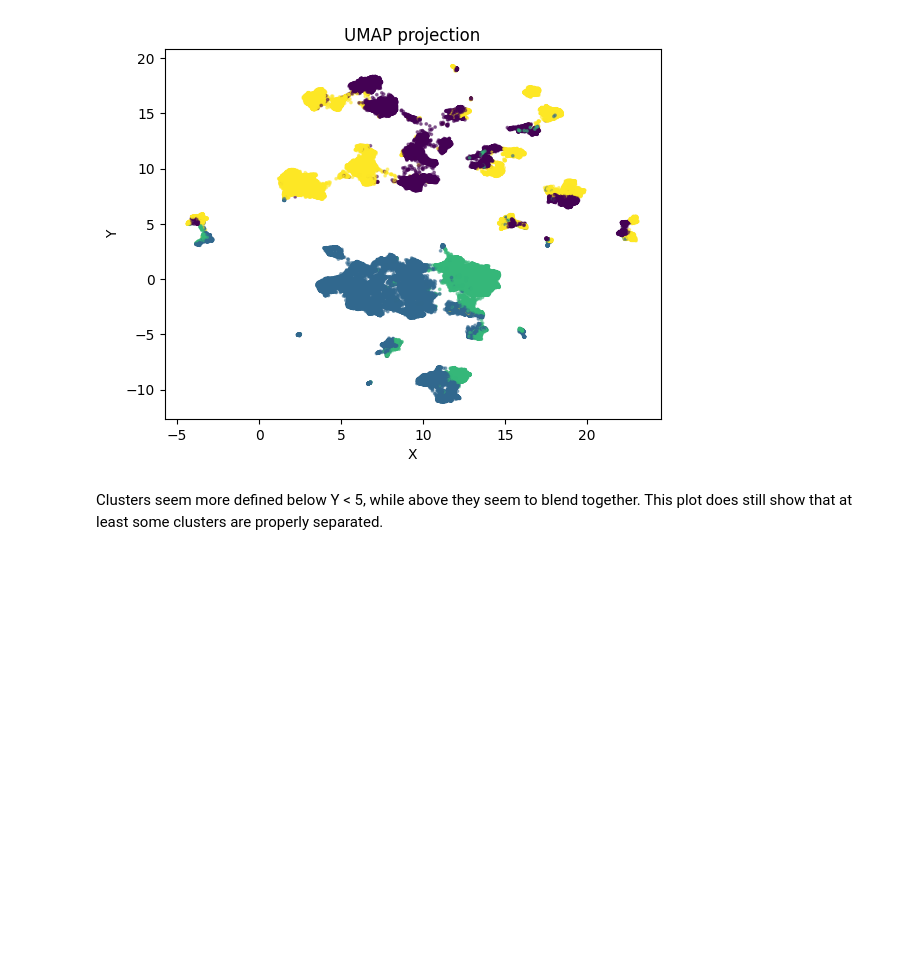
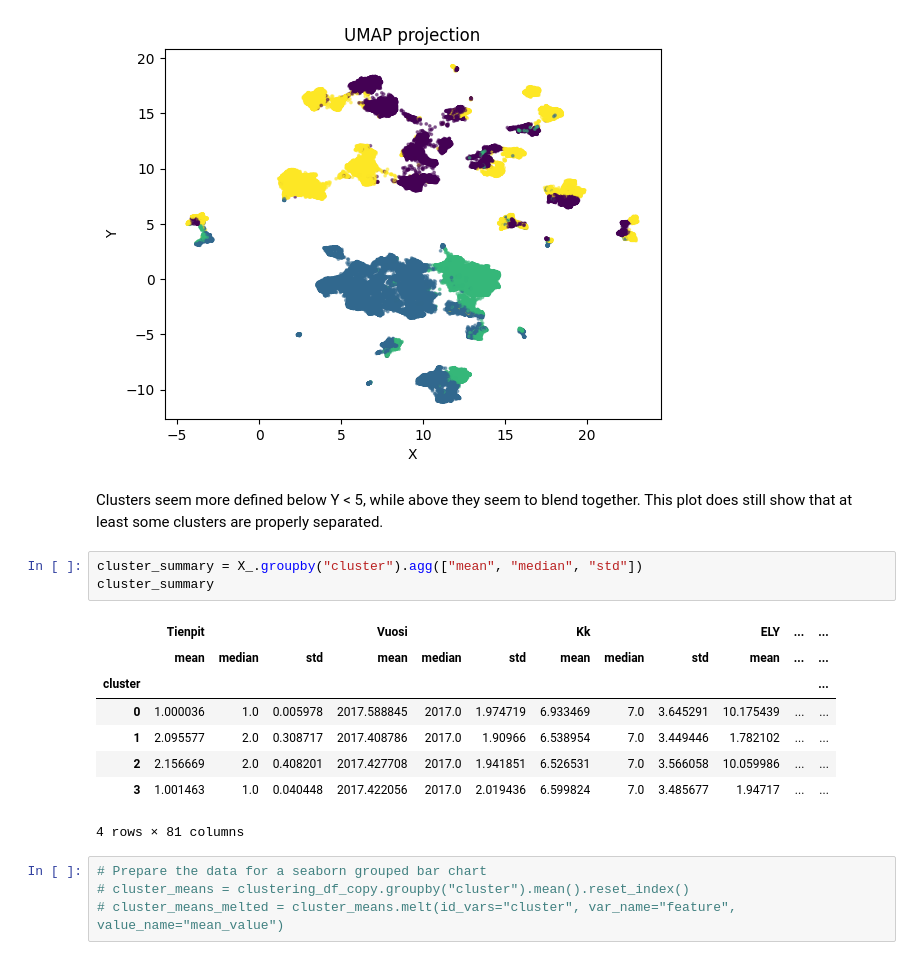
Before and after one commit to nealukumies/dml-project, a Jupyter notebook: traffic_accident_analysis.ipynb, the cells around one changed output. Cells and saved outputs as stored; diff of their text form; blank space fills up the shorter version.

```diff
--- a/traffic_accident_analysis.ipynb
+++ b/traffic_accident_analysis.ipynb
@@ -526,3 +526,19 @@ plt.show()
 [figure]
 # %% [markdown]
 Clusters seem more defined below Y < 5, while above they seem to blend together. This plot does still show that at least some clusters are properly separated.
+# %%
+cluster_summary = X_.groupby("cluster").agg(["mean", "median", "std"])
+cluster_summary
+# %% [output]
+|  | Tienpit |  |  | Vuosi |  |  | Kk |  |  | ELY | ... | ... |
+|  | mean | median | std | mean | median | std | mean | median | std | mean | ... | ... |
+| cluster |  |  |  |  |  |  |  |  |  |  |  | ... |
+| 0 | 1.000036 | 1.0 | 0.005978 | 2017.588845 | 2017.0 | 1.974719 | 6.933469 | 7.0 | 3.645291 | 10.175439 | ... | ... |
+| 1 | 2.095577 | 2.0 | 0.308717 | 2017.408786 | 2017.0 | 1.90966 | 6.538954 | 7.0 | 3.449446 | 1.782102 | ... | ... |
+| 2 | 2.156669 | 2.0 | 0.408201 | 2017.427708 | 2017.0 | 1.941851 | 6.526531 | 7.0 | 3.566058 | 10.059986 | ... | ... |
+| 3 | 1.001463 | 1.0 | 0.040448 | 2017.422056 | 2017.0 | 2.019436 | 6.599824 | 7.0 | 3.485677 | 1.94717 | ... | ... |
+4 rows × 81 columns
+# %%
+# Prepare the data for a seaborn grouped bar chart
+# cluster_means = clustering_df_copy.groupby("cluster").mean().reset_index()
+# cluster_means_melted = cluster_means.melt(id_vars="cluster", var_name="feature", value_name="mean_value")
```
Also changed, not shown: parts of 1 cell of this notebook.
